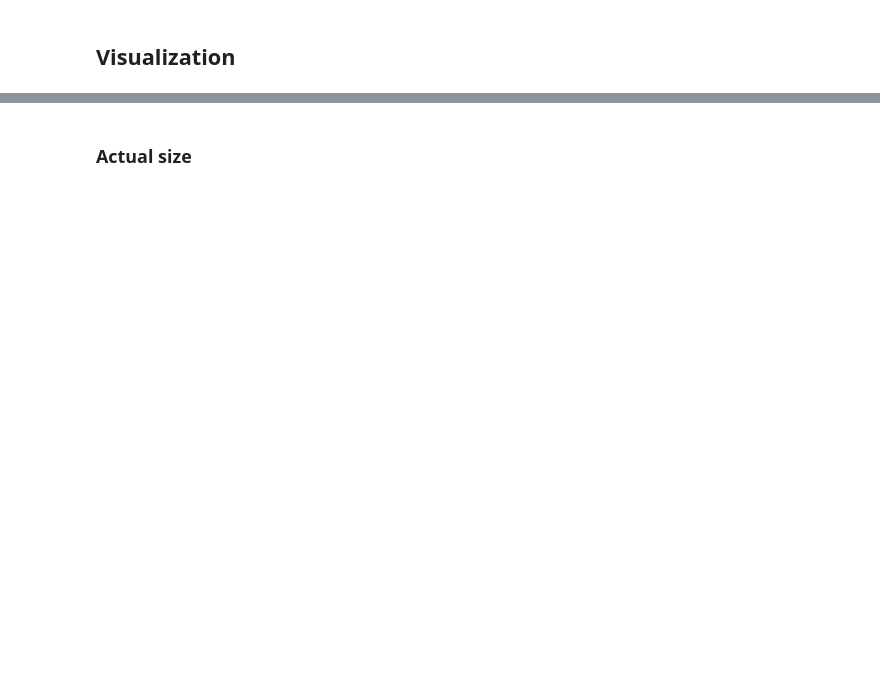
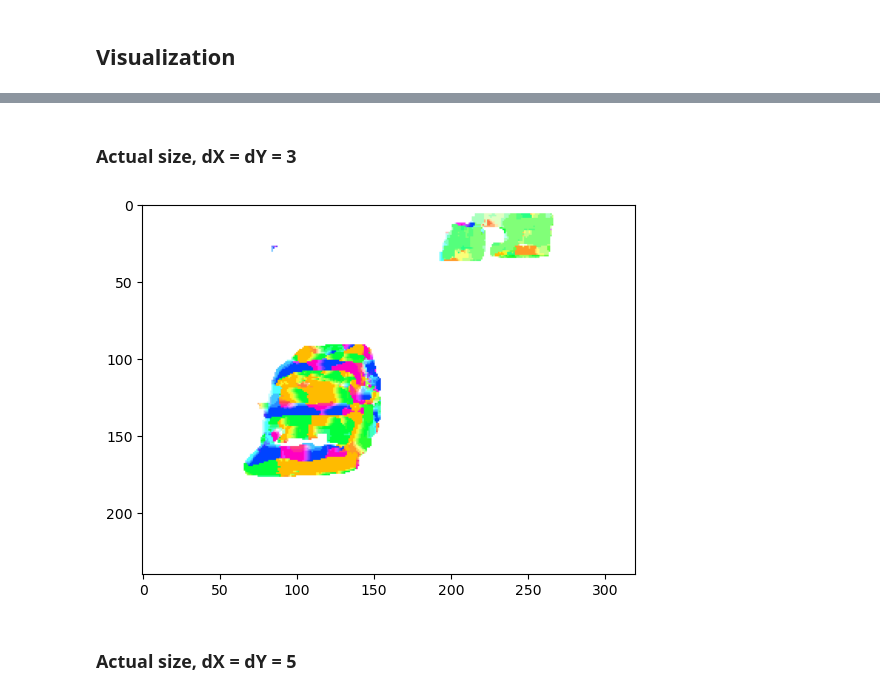
Before and after one commit to MrWlobo/Zaawansowane_Algorytmy_Wizyjne, a Jupyter notebook: Lab07/main.ipynb, the cells around one changed output, grey strips where cells are left out. Drawn from its saved outputs; the diff is of its cells as text; code cells hidden in the pictures; blank space fills up the shorter version.

```diff
--- a/Lab07/main.ipynb
+++ b/Lab07/main.ipynb
@@ -101,2 +117,12 @@ visualize_motion(bm_result_resized, I_resized)
 # %% [markdown]
-### Actual size
+### Actual size, dX = dY = 3
+# %%
+bm_result = block_method(I, J)
+# %%
+bm_result[0][dilated_mask == 0] = 0
+bm_result[1][dilated_mask == 0] = 0
+visualize_motion(bm_result, I)
+# %% [output]
+[figure, added]
+# %% [markdown]
+### Actual size, dX = dY = 5
```
Also changed, not shown: parts of 9 cells of this notebook.
